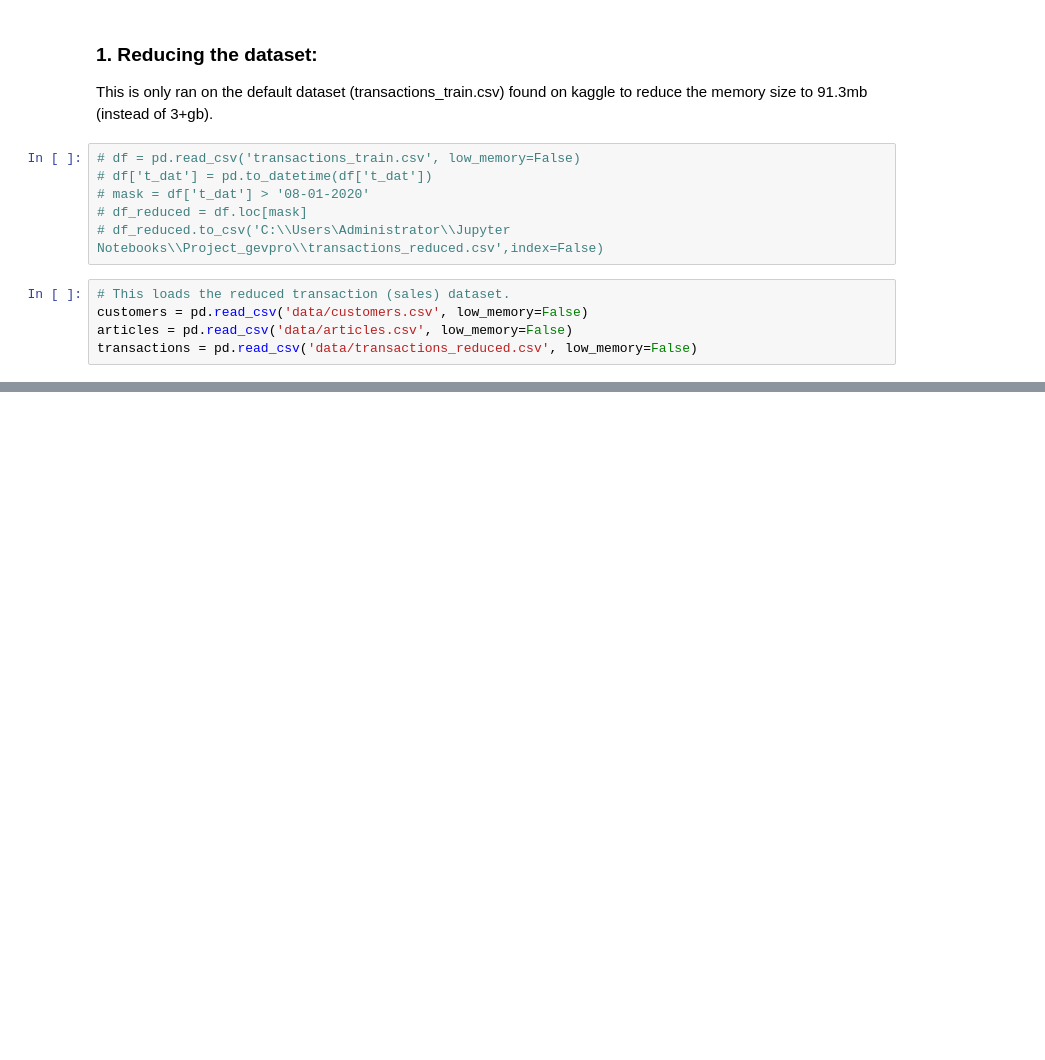
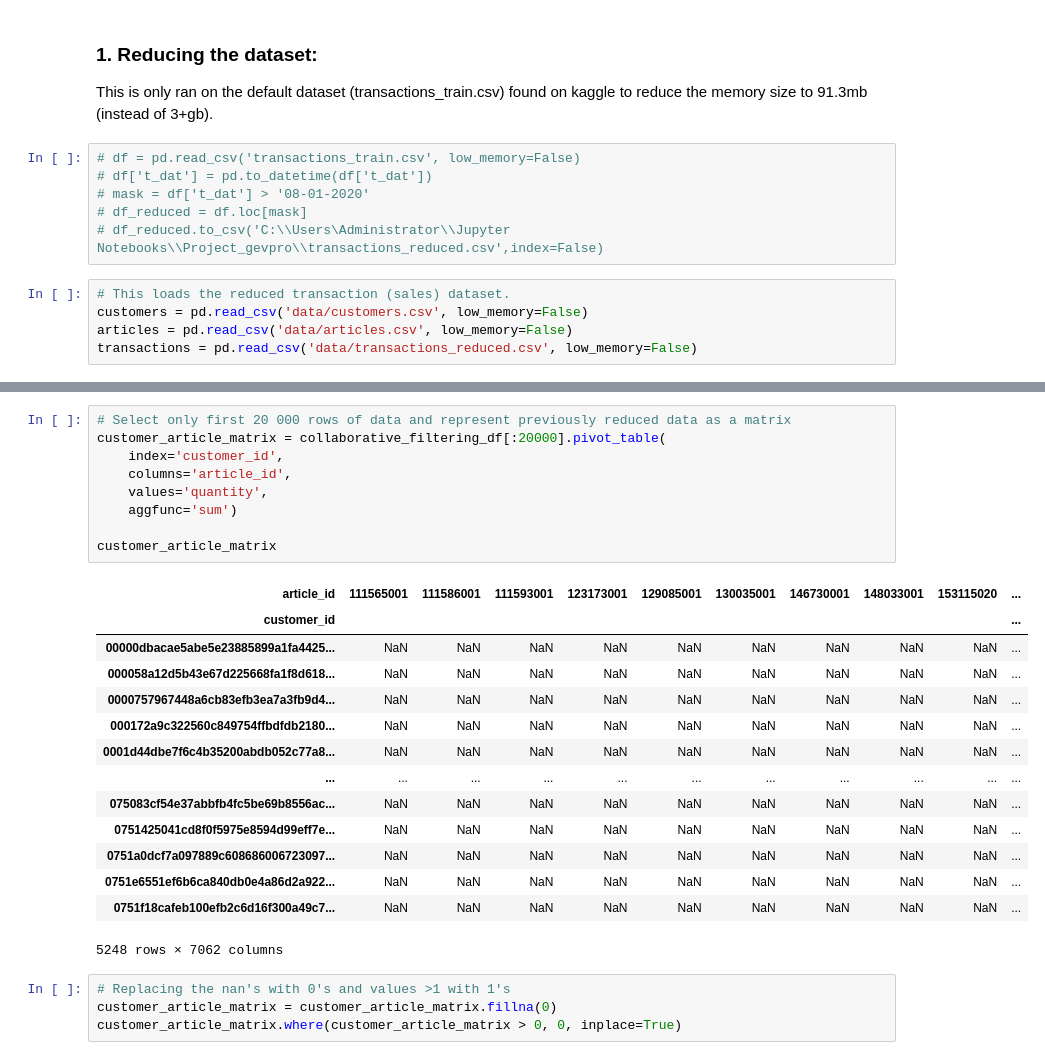
Before and after one commit to NiVisser/hnmproject, a Jupyter notebook: Nils_notebook.ipynb, the cells around one changed output, grey strips where cells are left out. Cells and saved outputs as stored; diff of their text form; blank space fills up the shorter version.

```diff
--- a/Nils_notebook.ipynb
+++ b/Nils_notebook.ipynb
@@ -96,0 +79,28 @@ transactions.describe()
+# %%
+# Select only first 20 000 rows of data and represent previously reduced data as a matrix
+customer_article_matrix = collaborative_filtering_df[:20000].pivot_table(
+    index='customer_id',
+    columns='article_id',
+    values='quantity',
+    aggfunc='sum')
+
+customer_article_matrix
+# %% [output]
+| article_id | 111565001 | 111586001 | 111593001 | 123173001 | 129085001 | 130035001 | 146730001 | 148033001 | 153115020 | ... |
+| customer_id |  |  |  |  |  |  |  |  |  | ... |
+| 00000dbacae5abe5e23885899a1fa4425... | NaN | NaN | NaN | NaN | NaN | NaN | NaN | NaN | NaN | ... |
+| 000058a12d5b43e67d225668fa1f8d618... | NaN | NaN | NaN | NaN | NaN | NaN | NaN | NaN | NaN | ... |
+| 0000757967448a6cb83efb3ea7a3fb9d4... | NaN | NaN | NaN | NaN | NaN | NaN | NaN | NaN | NaN | ... |
+| 000172a9c322560c849754ffbdfdb2180... | NaN | NaN | NaN | NaN | NaN | NaN | NaN | NaN | NaN | ... |
+| 0001d44dbe7f6c4b35200abdb052c77a8... | NaN | NaN | NaN | NaN | NaN | NaN | NaN | NaN | NaN | ... |
+| ... | ... | ... | ... | ... | ... | ... | ... | ... | ... | ... |
+| 075083cf54e37abbfb4fc5be69b8556ac... | NaN | NaN | NaN | NaN | NaN | NaN | NaN | NaN | NaN | ... |
+| 0751425041cd8f0f5975e8594d99eff7e... | NaN | NaN | NaN | NaN | NaN | NaN | NaN | NaN | NaN | ... |
+| 0751a0dcf7a097889c608686006723097... | NaN | NaN | NaN | NaN | NaN | NaN | NaN | NaN | NaN | ... |
+| 0751e6551ef6b6ca840db0e4a86d2a922... | NaN | NaN | NaN | NaN | NaN | NaN | NaN | NaN | NaN | ... |
+| 0751f18cafeb100efb2c6d16f300a49c7... | NaN | NaN | NaN | NaN | NaN | NaN | NaN | NaN | NaN | ... |
+5248 rows × 7062 columns
+# %%
+# Replacing the nan's with 0's and values >1 with 1's
+customer_article_matrix = customer_article_matrix.fillna(0)
+customer_article_matrix.where(customer_article_matrix > 0, 0, inplace=True)
```
Also changed, not shown: parts of 20 cells of this notebook, 5 other files.
